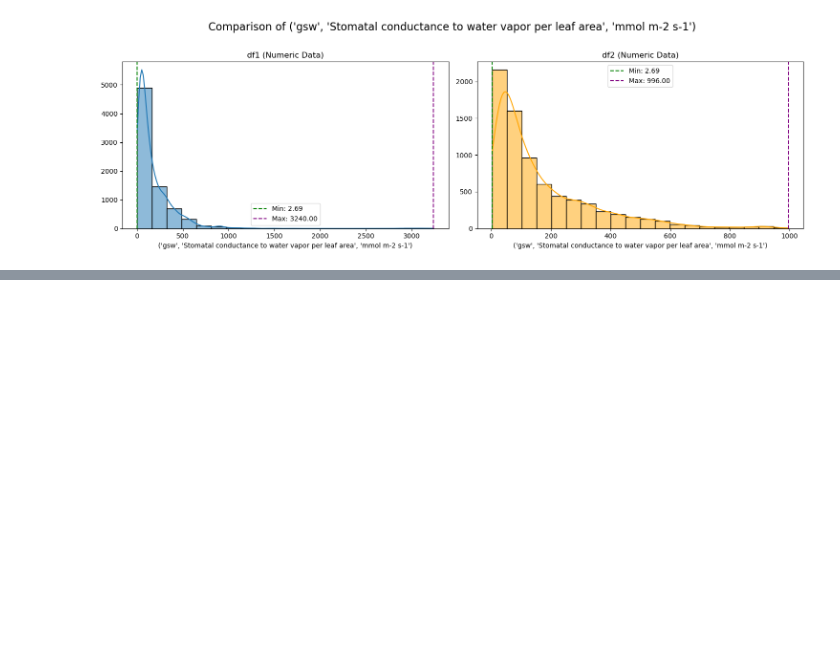
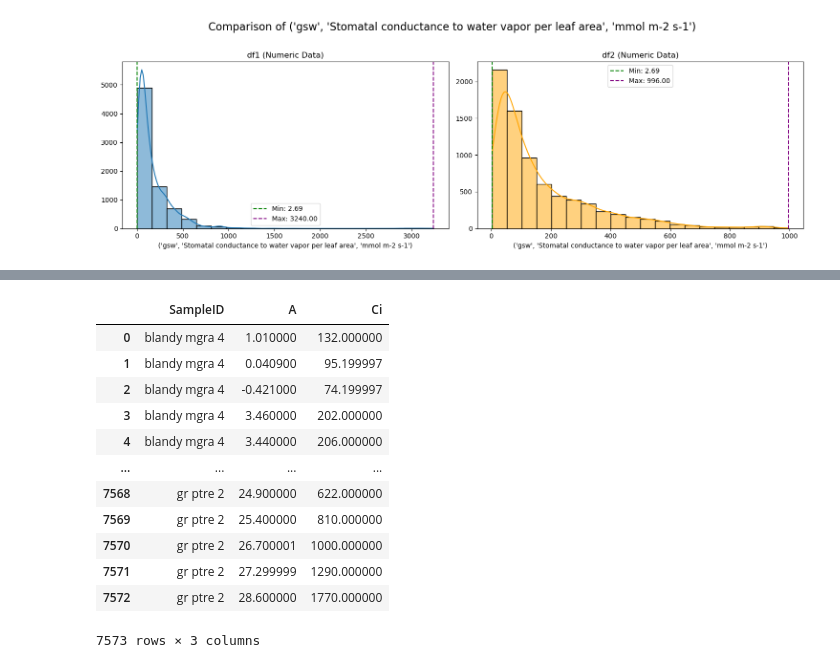
Before and after one commit to msteckle/leaf_gas_exchange_database, a Jupyter notebook: notebooks/smith_2017.ipynb, the cells around one changed output, grey strips where cells are left out. Cells and saved outputs as stored; diff of their text form; code cells hidden in the pictures; blank space fills up the shorter version.

```diff
--- a/notebooks/smith_2017.ipynb
+++ b/notebooks/smith_2017.ipynb
@@ -1111,0 +1138,20 @@ filtered_df.to_csv(f'../data/output/{filename}.csv', encoding='utf-8-sig')
+# %%
+# drop SampleIDs with one point
+counts = df3.groupby('SampleID').size()
+good = counts[counts >= 5].index
+df_filtered = df3[df3['SampleID'].isin(good)]
+df_filtered
+# %% [output]
+|  | SampleID | A | Ci |
+| 0 | blandy mgra 4 | 1.010000 | 132.000000 |
+| 1 | blandy mgra 4 | 0.040900 | 95.199997 |
+| 2 | blandy mgra 4 | -0.421000 | 74.199997 |
+| 3 | blandy mgra 4 | 3.460000 | 202.000000 |
+| 4 | blandy mgra 4 | 3.440000 | 206.000000 |
+| ... | ... | ... | ... |
+| 7568 | gr ptre 2 | 24.900000 | 622.000000 |
+| 7569 | gr ptre 2 | 25.400000 | 810.000000 |
+| 7570 | gr ptre 2 | 26.700001 | 1000.000000 |
+| 7571 | gr ptre 2 | 27.299999 | 1290.000000 |
+| 7572 | gr ptre 2 | 28.600000 | 1770.000000 |
+7573 rows × 3 columns
```
Also changed, not shown: parts of 15 cells of this notebook, 14 other files.
